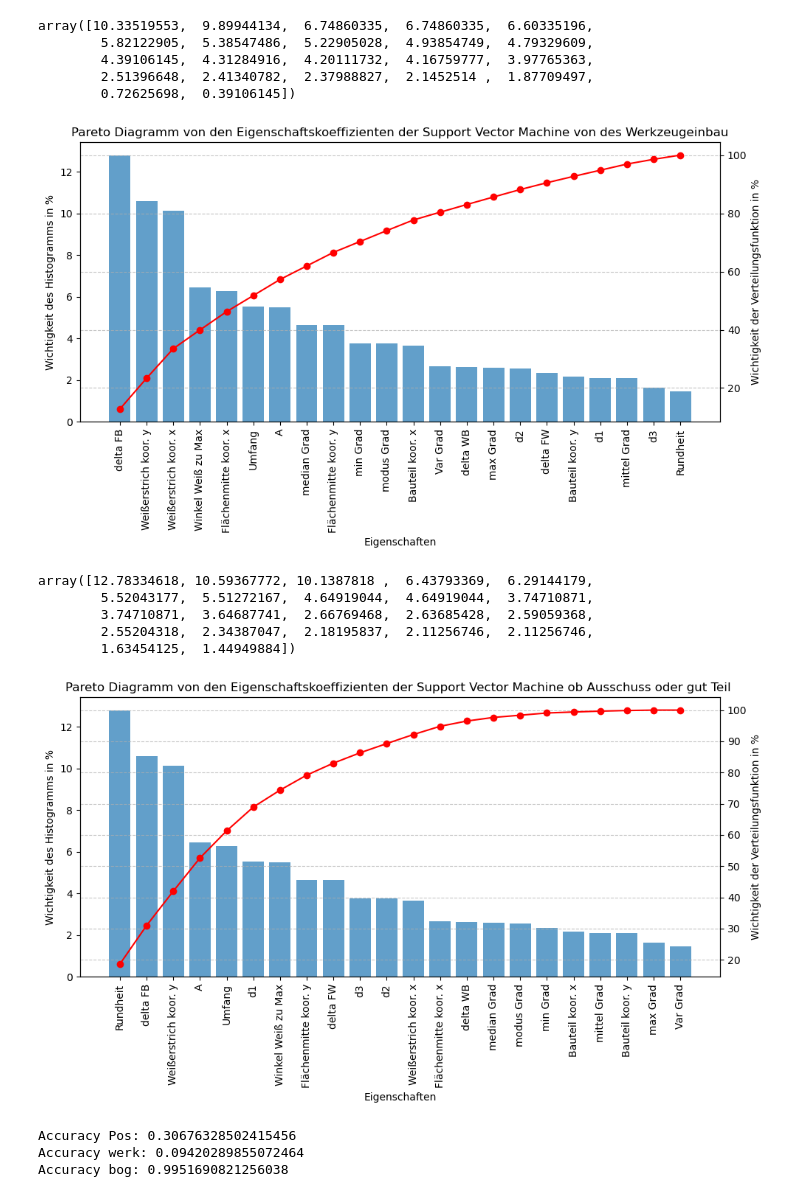
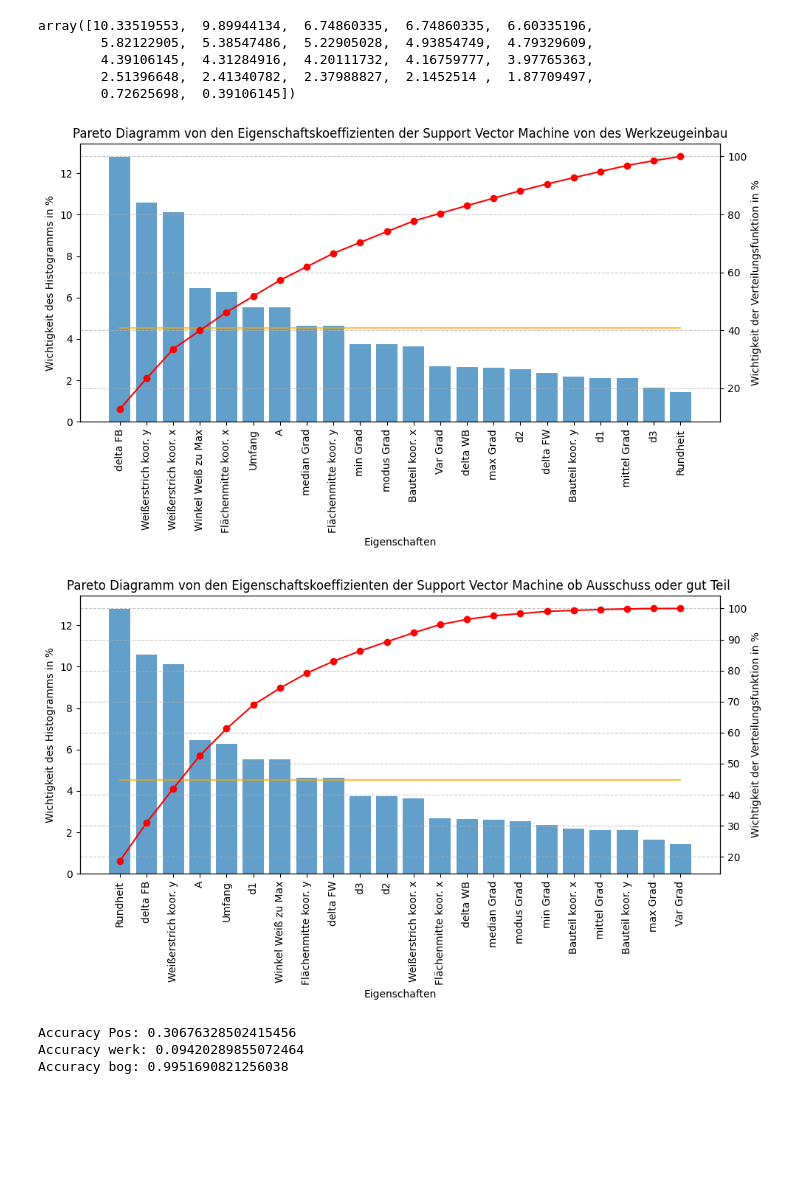
Before and after one commit to NiklasEiler/Stereo_camera_program, a Jupyter notebook: Klassifikatoren/klassifikatoren.ipynb, the cells around one changed output. Drawn from its saved outputs; the diff is of its cells as text; code cells hidden in the pictures; blank space fills up the shorter version.

```diff
--- a/Klassifikatoren/klassifikatoren.ipynb
+++ b/Klassifikatoren/klassifikatoren.ipynb
@@ -634,3 +635,6 @@ plt.title('Eigenschaft Wichtigkeit bei der Random Forest Regression', fontsize=1
 plt.show()
 # %% [output]
 [figure]
+# %%
+from sklearn.inspection import permutation_importance
+perm_importance_rf = permutation_importance(rfreg_scaled, X_train_scaled, y_train, n_repeats=30, random_state=42)
@@ -636,0 +686,7 @@ plt.show()
+# %%
+importance_thresh=[(100/len(sorted_importances))]
+index_thresh=[0]
+for i in range(len(sorted_importances)-1):
+    importance_thresh.append((100/len(sorted_importances)))
+    index_thresh.append(i+1)
+ax1.plot( index_thresh, importance_thresh,alpha=0.7, c='orange' )
@@ -1060,6 +1118,11 @@ sorted_indices = np.argsort(np.abs(perm_importance_pos.importances_mean))[::-1]
 sorted_importances = np.abs(perm_importance_pos.importances_mean[sorted_indices])
 sorted_feature_names = [feature_names[i] for i in sorted_indices]
 
+importance_thresh=[(100/len(sorted_importances))]
+index_thresh=[0]
+for i in range(len(sorted_importances)-1):
+    importance_thresh.append((100/len(sorted_importances)))
+    index_thresh.append(i+1)
 
 
 # Calculate the cumulative sum of coefficients
@@ -1075,6 +1138,7 @@ percentage_contribution = (cumulative_sum / total_sum) * 100
 #plt.figure(figsize=(10, 6))
 fig, ax1 = plt.subplots(figsize=(10, 6))
 ax1.bar(range(len(sorted_importances)), (sorted_importances/np.sum(sorted_importances))*100, alpha=0.7)
+ax1.plot( index_thresh, importance_thresh,alpha=0.7, c='orange' )
 ax1.set_xlabel('Eigenschaften')
 plt.xticks(range(len(sorted_importances)), sorted_feature_names, rotation=90, label='Histogramm')
 ax1.set_ylabel('Wichtigkeit des Histogramms in %')
@@ -1111,7 +1175,9 @@ sorted_indices = np.argsort(np.abs(perm_importance_werk.importances_mean))[::-1]
 sorted_importances = np.abs(perm_importance_werk.importances_mean[sorted_indices])
 sorted_feature_names = [feature_names[i] for i in sorted_indices]
 
-
+for i in range(len(sorted_importances)-1):
+    importance_thresh.append((100/len(sorted_importances)))
+    index_thresh.append(i+1)
 
 # Calculate the cumulative sum of coefficients
 cumulative_sum = np.cumsum(sorted_importances)
@@ -1125,6 +1191,7 @@ percentage_contribution = (cumulative_sum / total_sum) * 100
 # Plot the Pareto diagram with log scale for y-axis
 fig, ax1 = plt.subplots(figsize=(10, 6))
 ax1.bar(range(len(sorted_importances)), (sorted_importances/np.sum(sorted_importances))*100, alpha=0.7)
+ax1.plot( index_thresh, importance_thresh,alpha=0.7, c='orange' )
 ax1.set_xlabel('Eigenschaften')
 plt.xticks(range(len(sorted_importances)), sorted_feature_names, rotation=90, label='Histogramm')
 ax1.set_ylabel('Wichtigkeit des Histogramms in %')
@@ -1141,12 +1208,4 @@ plt.grid(True, axis='y', linestyle='--', alpha=0.7)
 plt.tight_layout()
 plt.show()
 # %% [output]
-[figure, old version]
+[figure, new version]
-# %%
-(sorted_importances/np.sum(sorted_importances))*100
-# %% [output]
-array([12.78334618, 10.59367772, 10.1387818 ,  6.43793369,  6.29144179,
-        5.52043177,  5.51272167,  4.64919044,  4.64919044,  3.74710871,
-        3.74710871,  3.64687741,  2.66769468,  2.63685428,  2.59059368,
-        2.55204318,  2.34387047,  2.18195837,  2.11256746,  2.11256746,
-        1.63454125,  1.44949884])
@@ -1158,6 +1220,10 @@ feature_coefficients = svm_good_or_bad.coef_[0]
 
 # Calculate the absolute values of the coefficients
 abs_feature_coefficients = np.abs(feature_coefficients)
+
+for i in range(len(sorted_importances)-1):
+    importance_thresh.append((100/len(sorted_importances)))
+    index_thresh.append(i+1)
 
 # Sort the coefficients and their indices in descending order
 sorted_indices = np.argsort(abs_feature_coefficients)[::-1]
@@ -1165,34 +1231,35 @@ sorted_coefficients = abs_feature_coefficients[sorted_indices]
 sorted_feature_names = [feature_names[i] for i in sorted_indices]
 
 # Calculate the cumulative sum of coefficients
 cumulative_sum = np.cumsum(sorted_coefficients)
 
 # Calculate the total sum of coefficients
 total_sum = np.sum(sorted_coefficients)
 
 # Calculate the percentage of total sum for each coefficient
 percentage_contribution = (cumulative_sum / total_sum) * 100
 
 # Plot the Pareto diagram with log scale for y-axis
 fig, ax1 = plt.subplots(figsize=(10, 6))
 ax1.bar(range(len(sorted_importances)), (sorted_importances/np.sum(sorted_importances))*100, alpha=0.7)
+ax1.plot( index_thresh, importance_thresh,alpha=0.7, c='orange' )
 ax1.set_xlabel('Eigenschaften')
 plt.xticks(range(len(sorted_importances)), sorted_feature_names, rotation=90, label='Histogramm')
 ax1.set_ylabel('Wichtigkeit des Histogramms in %')
 
 ax2 = ax1.twinx()
 ax2.set_ylabel('Wichtigkeit der Verteilungsfunktion in %')
 ax2.plot(range(len(sorted_importances)), percentage_contribution, color='red', marker='o', label='Verteilungsfunktion')
 #plt.yscale('log')  # Set log scale for y-axis
 plt.title('Pareto Diagramm von den Eigenschaftskoeffizienten der Support Vector Machine ob Ausschuss oder gut Teil ')
 
 
 
 plt.grid(True, axis='y', linestyle='--', alpha=0.7)
 plt.tight_layout()
 plt.show()
 # %% [output]
-[figure, old version]
+[figure, new version]
 # %%
 # Predict on the test set
 pred_y_svm_pos= svm_pos.predict(X_val_scaled)
```
Also changed, not shown: parts of 8 cells of this notebook, 54 other files.
